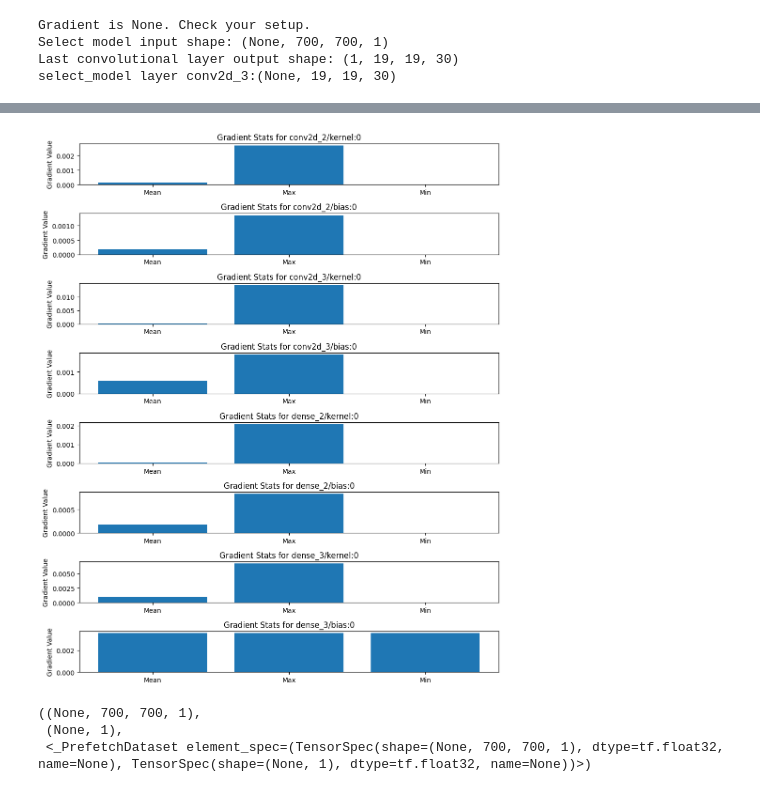
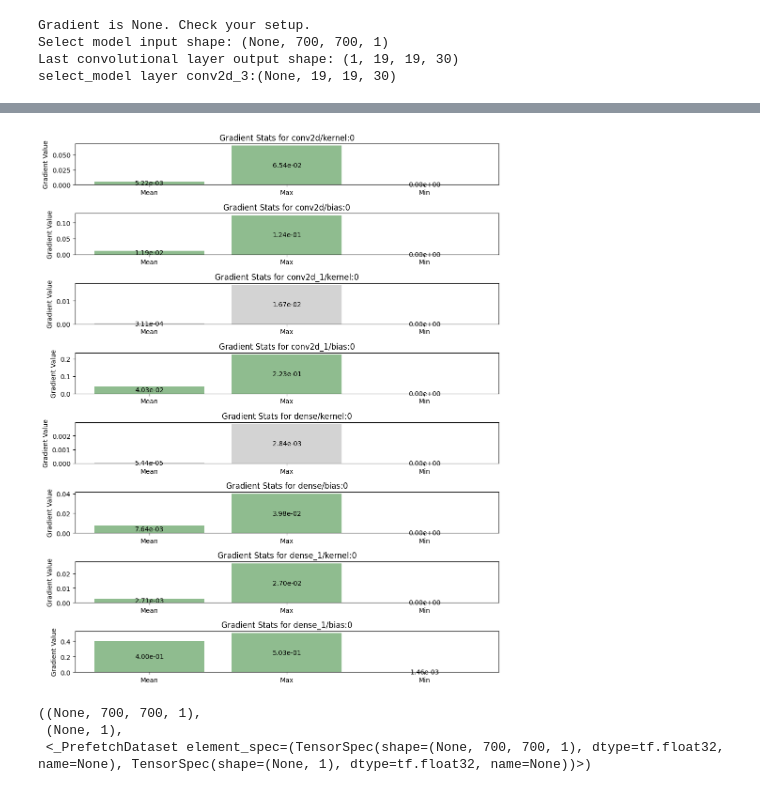
Before and after one commit to Echoslayer/Embryo-Hyperspectral-DL-Recognition-System, a Jupyter notebook: Tensorflow_T_Max_SX(300)v1-0.001.ipynb, the cells around one changed output, grey strips where cells are left out. Drawn from its saved outputs; the diff is of its cells as text; code cells hidden in the pictures.

```diff
--- a/Tensorflow_T_Max_SX(300)v1-0.001.ipynb
+++ b/Tensorflow_T_Max_SX(300)v1-0.001.ipynb
@@ -383,9 +392,9 @@ def senior_sister_net():
     '''
     inputs = tf.keras.layers.Input(shape=(700, 700, 1))
     x = layers.Conv2D(filters=20, kernel_size=13, strides=4, activation='relu')(inputs)
-    x = layers.MaxPooling2D()(x)
+    x = layers.AveragePooling2D()(x)
     x = layers.Conv2D(filters=30, kernel_size=13, strides=4, activation='relu')(x)
-    x = layers.MaxPooling2D()(x)
+    x = layers.AveragePooling2D()(x)
     x = layers.Flatten()(x)
     x = layers.Dense(units=1000, activation='relu')(x)
     outputs = layers.Dense(1, activation='sigmoid')(x)
@@ -418,9 +425,9 @@ for prints in [(layer.name, layer.output.shape[1:3]) for layer in net.layers ]:
 # %%
 current_size = 700
 for i in range(10):
-    current_size = np.floor(current_size - 3) +1
+    current_size = np.floor(current_size - 13)//4 +1
     print(f"Conv{i+1} output: {current_size:.0f}x{current_size:.0f}")
-    current_size /= 2
-    current_size = np.floor(current_size)
-    print(f"MaxPool{i+1} output: {current_size:.0f}x{current_size:.0f}")
+    # current_size /= 2
+    # current_size = np.floor(current_size)
+    # print(f"MaxPool{i+1} output: {current_size:.0f}x{current_size:.0f}")
 # %% [output]
@@ -467,6 +464,6 @@ net.build(input_shape)
 # Train the model
 history = net.fit(
       train_ds,
-      epochs=60,
+      epochs=30,
       validation_data=test_ds)
 # %% [output]
@@ -860,7 +849,7 @@ plt.imshow(image.squeeze(), cmap='gray')
 plt.show()
 
 # Get the last convolutional layer
-last_conv_layer = select_model.get_layer("conv2d_3")  # 使用層名稱來獲取最後一層卷積層
+last_conv_layer = select_model.get_layer("conv2d_1")  # 使用層名稱來獲取最後一層卷積層
 last_conv_layer_model = tf.keras.Model(select_model.inputs, last_conv_layer.output)
 
 # Construct the classifier model up to the last convolutional layer
@@ -943,44 +934,64 @@ else:
 # %%
 import tensorflow as tf
 import matplotlib.pyplot as plt
+import numpy as np
 
 # 假設有一個損失函數
 loss_fn = tf.keras.losses.BinaryCrossentropy()
 
 # 定義一個梯度計算函數
 def compute_gradients(model, x, y, loss_fn):
     with tf.GradientTape() as tape:
         # 前向傳播計算損失
         logits = model(x)
         loss = loss_fn(y, logits)
-
     # 使用 GradientTape 計算梯度
     gradients = tape.gradient(loss, model.trainable_variables)
-
     return gradients
 
 # 假設 select_model 是您的模型
 # 假設 train_ds 是您的訓練資料集描述
+gradients_np = []
 for x, y in train_ds.take(10):  # 取多個 batch 的資料
     gradients = compute_gradients(select_model, x, y, loss_fn)
-
-    # 將梯度轉換為 NumPy 陣列並儲存
-    gradients_np = [gradient.numpy() for gradient in gradients]
+    gradients_np.append([gradient.numpy() for gradient in gradients])
 
 # 視覺化梯度
 layer_names = [weight.name for layer in select_model.layers for weight in layer.weights]
-fig, axs = plt.subplots(len(gradients_np), figsize=(10, 12))  # 調整圖表大小
+fig, axs = plt.subplots(len(gradients_np[0]), figsize=(10, 12))  # 調整圖表大小
 
-for i, (gradient_np, layer_name) in enumerate(zip(gradients_np, layer_names)):
-    # 顯示梯度的統計量
-    axs[i].bar(["Mean", "Max", "Min"], [np.mean(np.abs(gradient_np)), np.max(np.abs(gradient_np)), np.min(np.abs(gradient_np))])
+for i, layer_name in enumerate(layer_names):
+    mean_grads = [np.mean(np.abs(grad[i])) for grad in gradients_np]
+    max_grads = [np.max(np.abs(grad[i])) for grad in gradients_np]
+    min_grads = [np.min(np.abs(grad[i])) for grad in gradients_np]
+
+    mean_grad = np.mean(mean_grads)
+    max_grad = np.max(max_grads)
+    min_grad = np.min(min_grads)
+
+    # 判斷是否梯度消失或梯度爆炸
+    if mean_grad < 1e-3:
+        color = 'lightgray'
+    elif max_grad > 1:
+        color = 'red'
+    else:
+        color = 'darkseagreen'
+
+    bars = axs[i].bar(["Mean", "Max", "Min"], [mean_grad, max_grad, min_grad], color=color)
+
+    # 在bar中間顯示值
+    for bar, value in zip(bars, [mean_grad, max_grad, min_grad]):
+        height = bar.get_height()
+        axs[i].text(bar.get_x() + bar.get_width() / 2, height / 2, f'{value:.2e}',
+                    ha='center', va='center')
+
     axs[i].set_title(f'Gradient Stats for {layer_name}')
     axs[i].set_ylabel('Gradient Value')
 
 plt.tight_layout()
 plt.show()
 # %% [output]
-[figure, old version]
+[figure, new version]
 # %%
 select_model.input_shape, select_model.output_shape, train_ds
 # %% [output]
```
Also changed, not shown: parts of 26 cells of this notebook, 1 other file.
